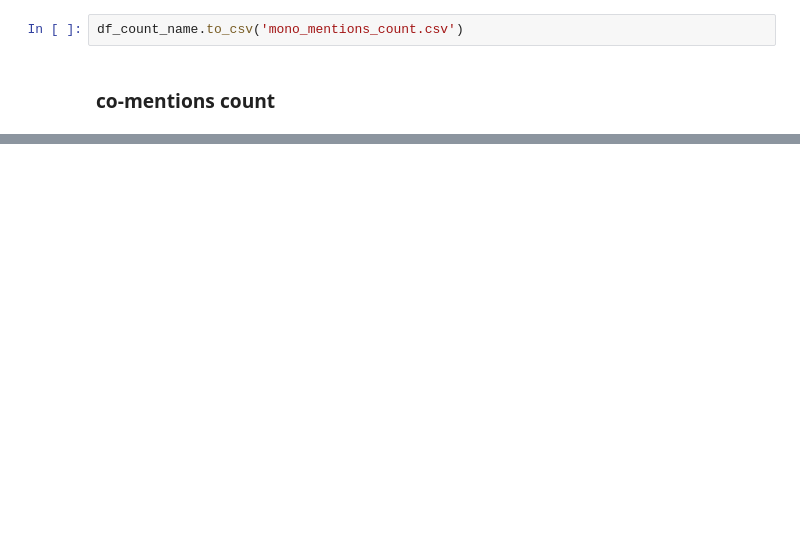
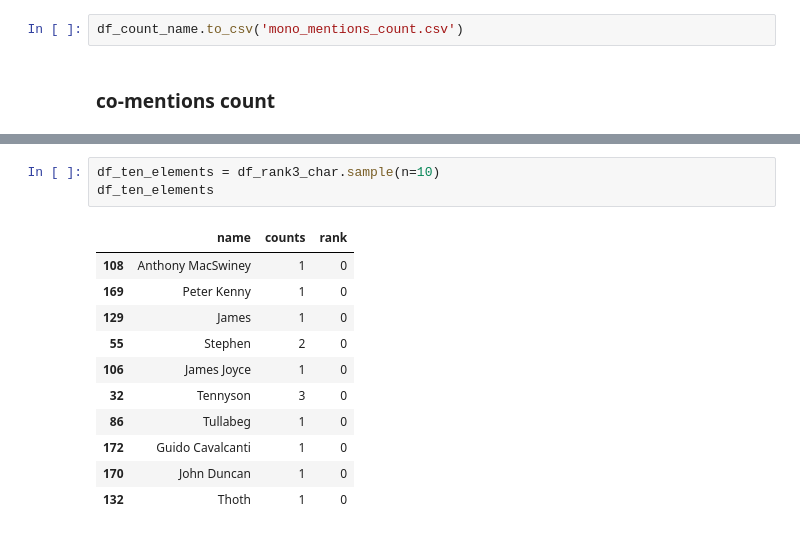
Before and after one commit to encoder-90/IdentricsSolution, a Jupyter notebook: Jupyter Notebook/Notebook Book Assignment.ipynb, the cells around one changed output, grey strips where cells are left out. Drawn from its saved outputs; the diff is of its cells as text; blank space fills up the shorter version.

```diff
--- a/Jupyter Notebook/Notebook Book Assignment.ipynb
+++ b/Jupyter Notebook/Notebook Book Assignment.ipynb
@@ -925,0 +849,15 @@ text[563]
+# %%
+df_ten_elements = df_rank3_char.sample(n=10)
+df_ten_elements
+# %% [output]
+|  | name | counts | rank |
+| 108 | Anthony MacSwiney | 1 | 0 |
+| 169 | Peter Kenny | 1 | 0 |
+| 129 | James | 1 | 0 |
+| 55 | Stephen | 2 | 0 |
+| 106 | James Joyce | 1 | 0 |
+| 32 | Tennyson | 3 | 0 |
+| 86 | Tullabeg | 1 | 0 |
+| 172 | Guido Cavalcanti | 1 | 0 |
+| 170 | John Duncan | 1 | 0 |
+| 132 | Thoth | 1 | 0 |
```
Also changed, not shown: parts of 95 cells of this notebook, 1 other file.
